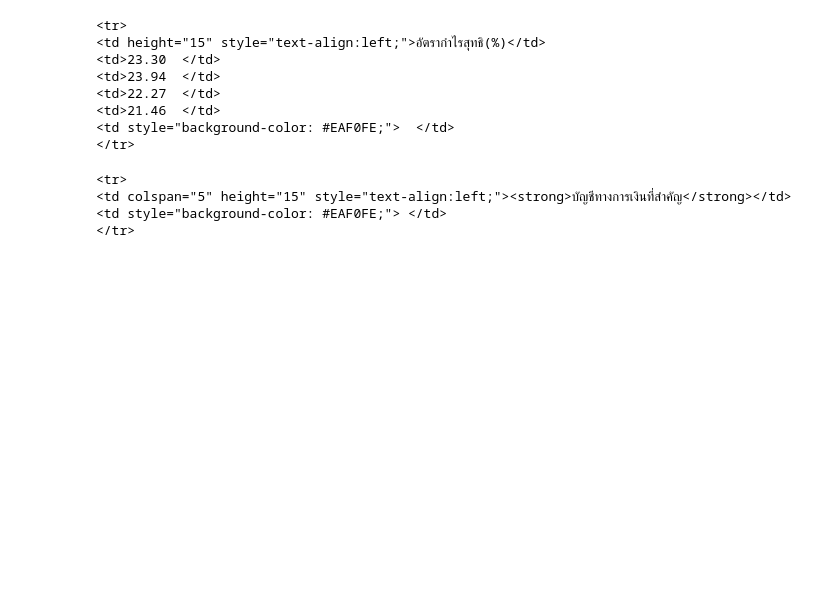
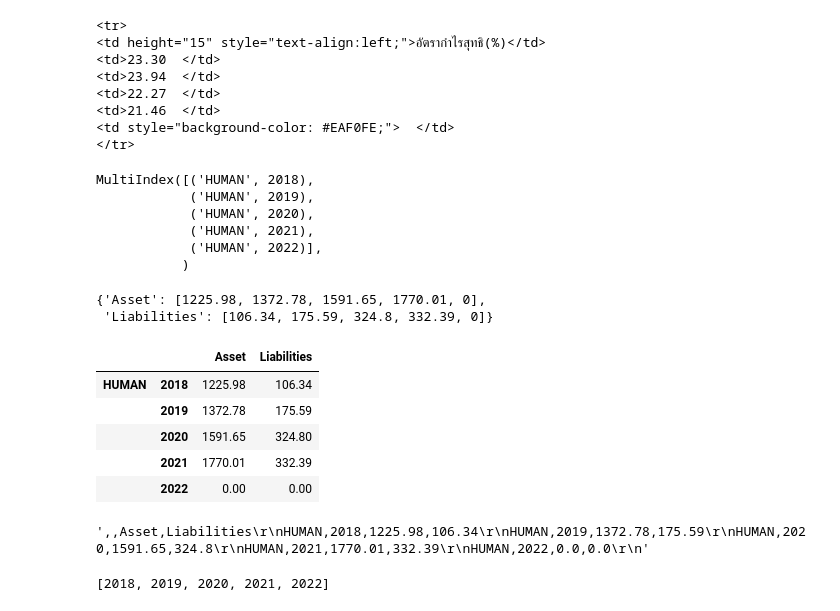
Before and after one commit to phongyanon/PythonInvestment, a Jupyter notebook: SetStock/ImportSET.ipynb, the cells around one changed output. Drawn from its saved outputs; the diff is of its cells as text; code cells hidden in the pictures; blank space fills up the shorter version.

```diff
--- a/SetStock/ImportSET.ipynb
+++ b/SetStock/ImportSET.ipynb
@@ -53,6 +53,7 @@ RESOURC_MINE = ['THL']
 # %%
 def getResponseSoup(url):
     res = requests.get(url)
+    time.sleep(2)
     res.encoding = "utf-8"
     if res.status_code == 200:
         pass
@@ -188,11 +207,61 @@ table_rows[13]
 <td>21.46  </td>
 <td style="background-color: #EAF0FE;">  </td>
 </tr>
-# %%
-theads = table.find_all('tr')
-theads[1]
-# %% [output]
-<tr>
-<td colspan="5" height="15" style="text-align:left;"><strong>บัญชีทางการเงินที่สำคัญ</strong></td>
-<td style="background-color: #EAF0FE;"> </td>
-</tr>
+# %%
+outside = ['HUMAN','HUMAN','HUMAN','HUMAN','HUMAN']
+inside = [2018,2019,2020,2021,2022] #,2018,2019,2020,2021]
+hier_index = list(zip(outside,inside))
+hier_index = pd.MultiIndex.from_tuples(hier_index)
+hier_index
+# %% [output]
+MultiIndex([('HUMAN', 2018),
+            ('HUMAN', 2019),
+            ('HUMAN', 2020),
+            ('HUMAN', 2021),
+            ('HUMAN', 2022)],
+           )
+# %%
+stock_data = {'Asset': [], 'Liabilities': []}
+for i, v in enumerate(table_rows[2].find_all('td')[1:]):
+    if (not (v.string and v.string.strip())) or (v.string == '-'):
+        stock_data['Asset'].append(0)
+    else:
+        stock_data['Asset'].append(float(''.join(v.string.split(','))))
+
+for i, v in enumerate(table_rows[3].find_all('td')[1:]):
+    if (not (v.string and v.string.strip())) or (v.string == '-'):
+        stock_data['Liabilities'].append(0)
+    else:
+        stock_data['Liabilities'].append(float(''.join(v.string.split(','))))
+
+stock_data
+# %% [output]
+{'Asset': [1225.98, 1372.78, 1591.65, 1770.01, 0],
+ 'Liabilities': [106.34, 175.59, 324.8, 332.39, 0]}
+# %%
+df = pd.DataFrame(data=stock_data,index=hier_index)
+df
+# %% [output]
+|  |  | Asset | Liabilities |
+| HUMAN | 2018 | 1225.98 | 106.34 |
+|  | 2019 | 1372.78 | 175.59 |
+|  | 2020 | 1591.65 | 324.80 |
+|  | 2021 | 1770.01 | 332.39 |
+|  | 2022 | 0.00 | 0.00 |
+# %%
+df.to_csv(index=True)
+# %% [output]
+',,Asset,Liabilities\r\nHUMAN,2018,1225.98,106.34\r\nHUMAN,2019,1372.78,175.59\r\nHUMAN,2020,1591.65,324.8\r\nHUMAN,2021,1770.01,332.39\r\nHUMAN,2022,0.0,0.0\r\n'
+# %%
+d = {'a': [1, 2], 'b': ['a', 'b']}
+e = {'a': [3, 4], 'b': ['c', 'd']}
+
+d['a'] = d['a'] + e['a']
+d['b'] = d['b'] + e['b']
+d
+
+e = [2022-i for i in range(5)]
+e.reverse()
+e
+# %% [output]
+[2018, 2019, 2020, 2021, 2022]
```
Also changed, not shown: parts of 14 cells of this notebook.
